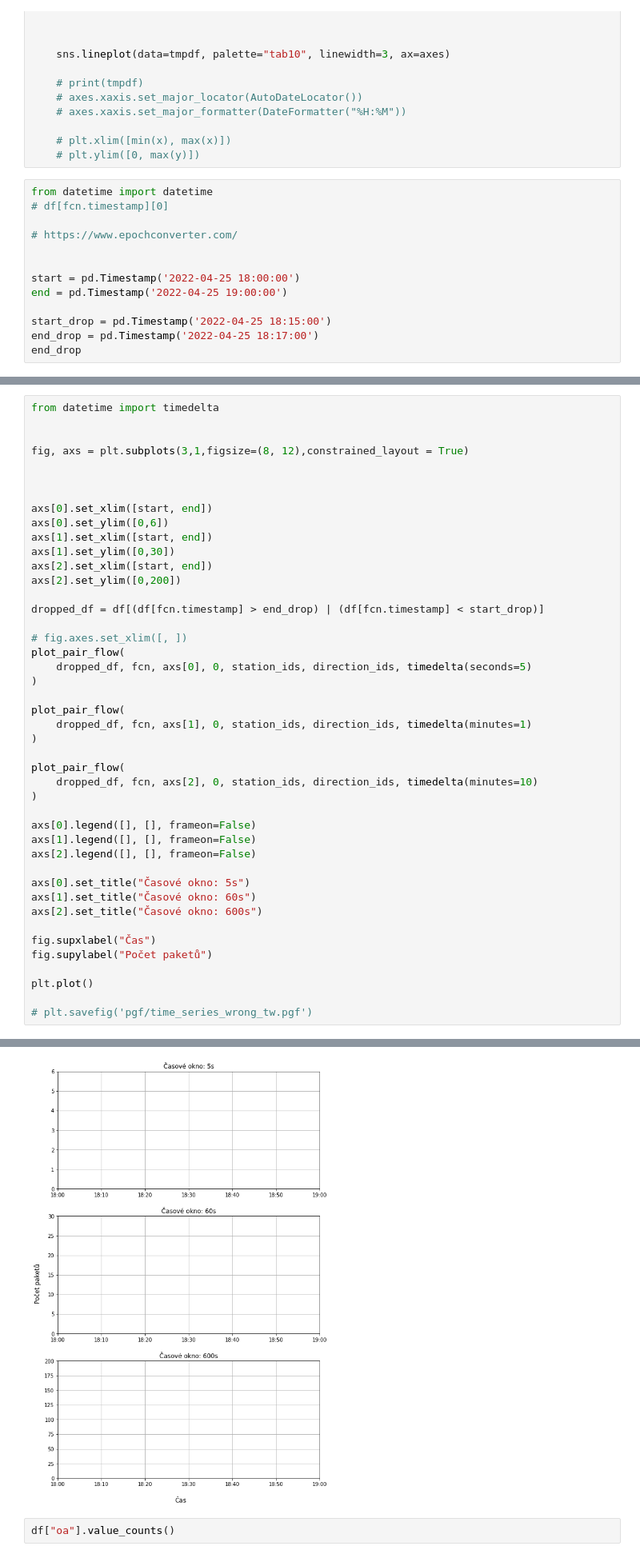
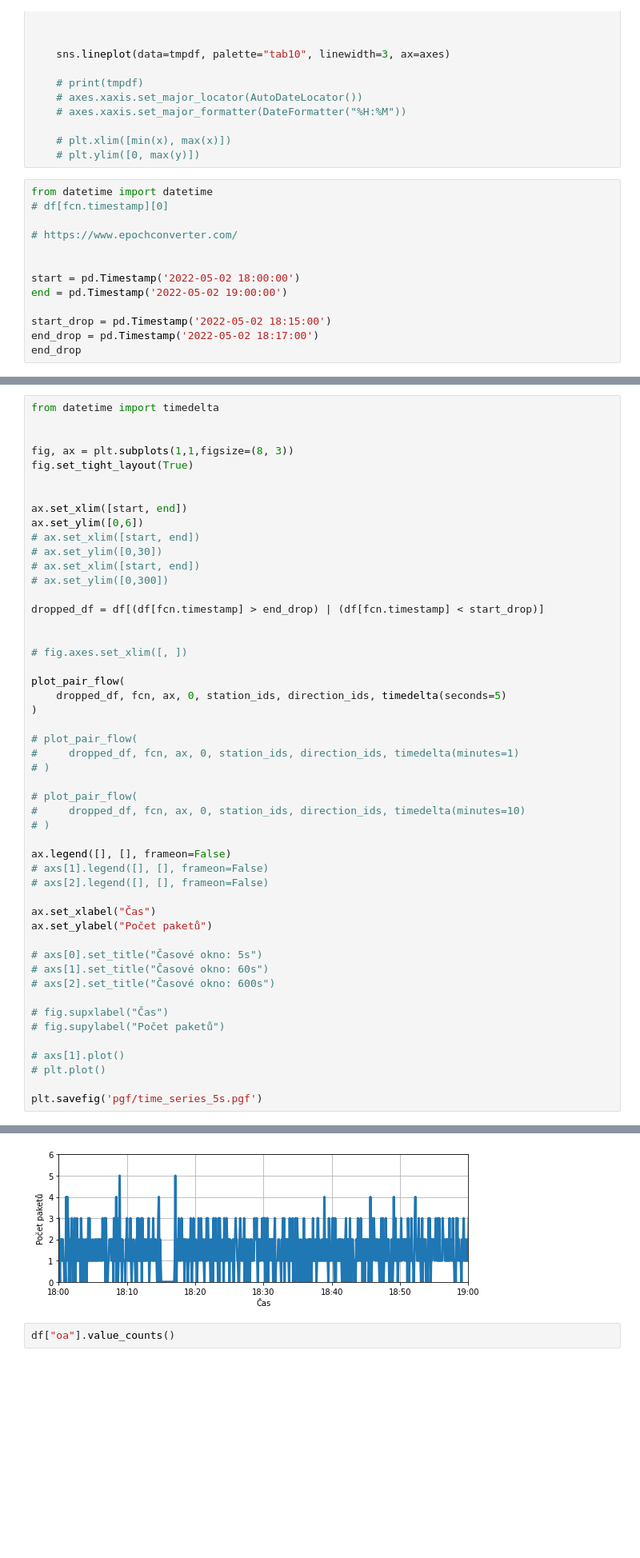
Before and after one commit to ankimme/vut-bp-ics-communication-analyzer, a Jupyter notebook: src/d1.ipynb, the cells around one changed output, grey strips where cells are left out. Shown: that part at 80% size. Drawn from its saved outputs; the diff is of its cells as text; blank space fills up the shorter version.

```diff
--- a/src/d1.ipynb
+++ b/src/d1.ipynb
@@ -156,10 +156,10 @@ from datetime import datetime
 # https://www.epochconverter.com/
 
 
-start = pd.Timestamp('2022-04-25 18:00:00')
-end = pd.Timestamp('2022-04-25 19:00:00')
+start = pd.Timestamp('2022-05-02 18:00:00')
+end = pd.Timestamp('2022-05-02 19:00:00')
 
-start_drop = pd.Timestamp('2022-04-25 18:15:00')
-end_drop = pd.Timestamp('2022-04-25 18:17:00')
+start_drop = pd.Timestamp('2022-05-02 18:15:00')
+end_drop = pd.Timestamp('2022-05-02 18:17:00')
 end_drop
 # %% [output]
@@ -168,44 +168,50 @@ Timestamp('2022-04-25 18:17:00')
 from datetime import timedelta
 
 
-fig, axs = plt.subplots(3,1,figsize=(8, 12),constrained_layout = True)
+fig, ax = plt.subplots(1,1,figsize=(8, 3))
+fig.set_tight_layout(True)
 
 
-
-axs[0].set_xlim([start, end])
-axs[0].set_ylim([0,6])
-axs[1].set_xlim([start, end])
-axs[1].set_ylim([0,30])
-axs[2].set_xlim([start, end])
-axs[2].set_ylim([0,200])
+ax.set_xlim([start, end])
+ax.set_ylim([0,6])
+# ax.set_xlim([start, end])
+# ax.set_ylim([0,30])
+# ax.set_xlim([start, end])
+# ax.set_ylim([0,300])
 
 dropped_df = df[(df[fcn.timestamp] > end_drop) | (df[fcn.timestamp] < start_drop)]
 
+
 # fig.axes.set_xlim([, ])
+
 plot_pair_flow(
-    dropped_df, fcn, axs[0], 0, station_ids, direction_ids, timedelta(seconds=5)
+    dropped_df, fcn, ax, 0, station_ids, direction_ids, timedelta(seconds=5)
 )
 
-plot_pair_flow(
-    dropped_df, fcn, axs[1], 0, station_ids, direction_ids, timedelta(minutes=1)
-)
+# plot_pair_flow(
+#     dropped_df, fcn, ax, 0, station_ids, direction_ids, timedelta(minutes=1)
+# )
 
-plot_pair_flow(
-    dropped_df, fcn, axs[2], 0, station_ids, direction_ids, timedelta(minutes=10)
-)
+# plot_pair_flow(
+#     dropped_df, fcn, ax, 0, station_ids, direction_ids, timedelta(minutes=10)
+# )
 
-axs[0].legend([], [], frameon=False)
-axs[1].legend([], [], frameon=False)
-axs[2].legend([], [], frameon=False)
+ax.legend([], [], frameon=False)
+# axs[1].legend([], [], frameon=False)
+# axs[2].legend([], [], frameon=False)
 
-axs[0].set_title("Časové okno: 5s")
-axs[1].set_title("Časové okno: 60s")
-axs[2].set_title("Časové okno: 600s")
+ax.set_xlabel("Čas")
+ax.set_ylabel("Počet paketů")
 
-fig.supxlabel("Čas")
-fig.supylabel("Počet paketů")
+# axs[0].set_title("Časové okno: 5s")
+# axs[1].set_title("Časové okno: 60s")
+# axs[2].set_title("Časové okno: 600s")
 
-plt.plot()
+# fig.supxlabel("Čas")
+# fig.supylabel("Počet paketů")
 
-# plt.savefig('pgf/time_series_wrong_tw.pgf')
+# axs[1].plot()
+# plt.plot()
+
+plt.savefig('pgf/time_series_5s.pgf')
 # %% [output]
@@ -213,4 +218,4 @@ plt.plot()
-[figure, old version]
+[figure, new version]
 # %%
 df["oa"].value_counts()
 # %% [output]
```
Also changed, not shown: parts of 4 cells of this notebook, 7 other files.
